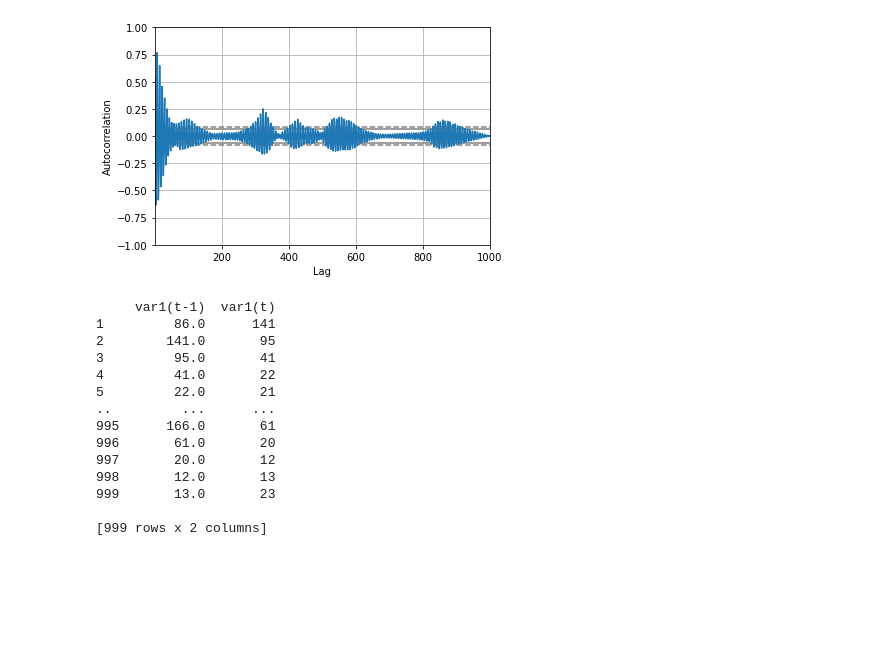
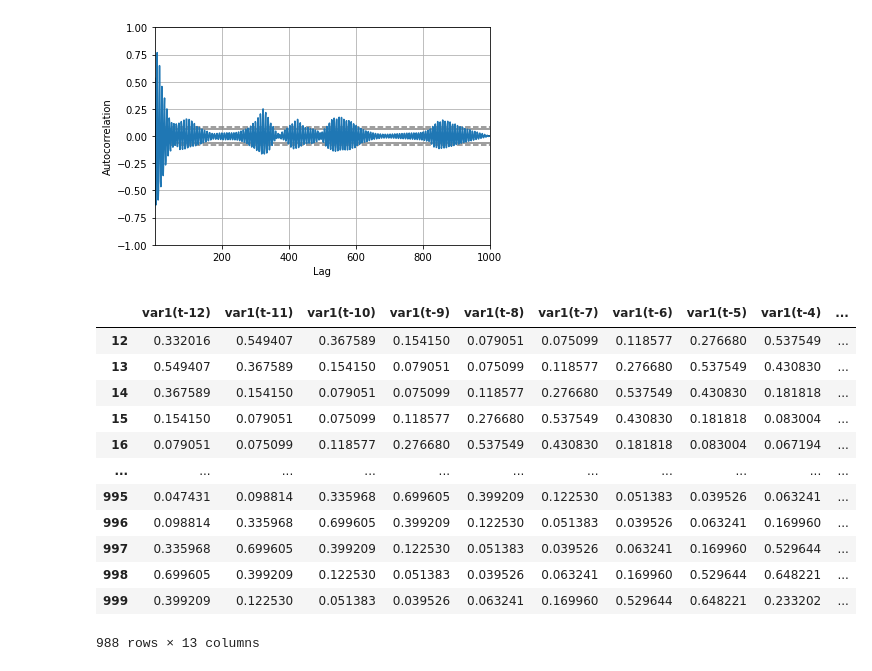
Before and after one commit to dacquaviva/Deep-learning-University-Assignments, a Jupyter notebook: assignment2/Untitled.ipynb, the cells around one changed output. Saved outputs shown, nothing was run; the diff lists cells and outputs as text; code cells hidden in the pictures; blank space fills up the shorter version.

```diff
--- a/assignment2/Untitled.ipynb
+++ b/assignment2/Untitled.ipynb
@@ -0,0 +1,4 @@
+# %%
+from google.colab import drive
+drive.mount('/content/gdrive')
+dataset_path = "gdrive/My Drive/Colab Notebooks/DEEP LEARNING/"
@@ -65,50 +75,54 @@ def series_to_supervised(data, n_in=1, n_out=1, dropnan=True):
 	Arguments:
 		data: Sequence of observations as a list or NumPy array.
 		n_in: Number of lag observations as input (X).
 		n_out: Number of observations as output (y).
 		dropnan: Boolean whether or not to drop rows with NaN values.
 	Returns:
 		Pandas DataFrame of series framed for supervised learning.
 	"""
 	n_vars = 1 if type(data) is list else data.shape[1]
 	df = pd.DataFrame(data)
 	cols, names = list(), list()
 	# input sequence (t-n, ... t-1)
 	for i in range(n_in, 0, -1):
 		cols.append(df.shift(i))
 		names += [('var%d(t-%d)' % (j+1, i)) for j in range(n_vars)]
 	# forecast sequence (t, t+1, ... t+n)
 	for i in range(0, n_out):
 		cols.append(df.shift(-i))
 		if i == 0:
 			names += [('var%d(t)' % (j+1)) for j in range(n_vars)]
 		else:
 			names += [('var%d(t+%d)' % (j+1, i)) for j in range(n_vars)]
 	# put it all together
 	agg = pd.concat(cols, axis=1)
 	agg.columns = names
 	# drop rows with NaN values
 	if dropnan:
 		agg.dropna(inplace=True)
 	return agg
-number_lag  = 1
-data = series_to_supervised(mdata, number_lag)
-print(data)
+mdata = mat['Xtrain']
+from sklearn.preprocessing import MinMaxScaler
+scaler = MinMaxScaler()
+scaler.fit(mdata)
+data_scale = scaler.transform(mdata)
+number_lag  = 12
+data = series_to_supervised(data_scale, number_lag)
+data
 # %% [output]
+|  | var1(t-12) | var1(t-11) | var1(t-10) | var1(t-9) | var1(t-8) | var1(t-7) | var1(t-6) | var1(t-5) | var1(t-4) | ... |
+| 12 | 0.332016 | 0.549407 | 0.367589 | 0.154150 | 0.079051 | 0.075099 | 0.118577 | 0.276680 | 0.537549 | ... |
+| 13 | 0.549407 | 0.367589 | 0.154150 | 0.079051 | 0.075099 | 0.118577 | 0.276680 | 0.537549 | 0.430830 | ... |
+| 14 | 0.367589 | 0.154150 | 0.079051 | 0.075099 | 0.118577 | 0.276680 | 0.537549 | 0.430830 | 0.181818 | ... |
+| 15 | 0.154150 | 0.079051 | 0.075099 | 0.118577 | 0.276680 | 0.537549 | 0.430830 | 0.181818 | 0.083004 | ... |
+| 16 | 0.079051 | 0.075099 | 0.118577 | 0.276680 | 0.537549 | 0.430830 | 0.181818 | 0.083004 | 0.067194 | ... |
+| ... | ... | ... | ... | ... | ... | ... | ... | ... | ... | ... |
+| 995 | 0.047431 | 0.098814 | 0.335968 | 0.699605 | 0.399209 | 0.122530 | 0.051383 | 0.039526 | 0.063241 | ... |
+| 996 | 0.098814 | 0.335968 | 0.699605 | 0.399209 | 0.122530 | 0.051383 | 0.039526 | 0.063241 | 0.169960 | ... |
+| 997 | 0.335968 | 0.699605 | 0.399209 | 0.122530 | 0.051383 | 0.039526 | 0.063241 | 0.169960 | 0.529644 | ... |
+| 998 | 0.699605 | 0.399209 | 0.122530 | 0.051383 | 0.039526 | 0.063241 | 0.169960 | 0.529644 | 0.648221 | ... |
+| 999 | 0.399209 | 0.122530 | 0.051383 | 0.039526 | 0.063241 | 0.169960 | 0.529644 | 0.648221 | 0.233202 | ... |
-     var1(t-1)  var1(t)
-1         86.0      141
-2        141.0       95
-3         95.0       41
-4         41.0       22
-5         22.0       21
-..         ...      ...
-995      166.0       61
-996       61.0       20
-997       20.0       12
-998       12.0       13
-999       13.0       23
-
-[999 rows x 2 columns]
+988 rows × 13 columns
 # %%
 X = data[[col for col in data.columns if col != 'var1(t)']]
 Y = data['var1(t)']
```
Also changed, not shown: parts of 12 cells of this notebook.
